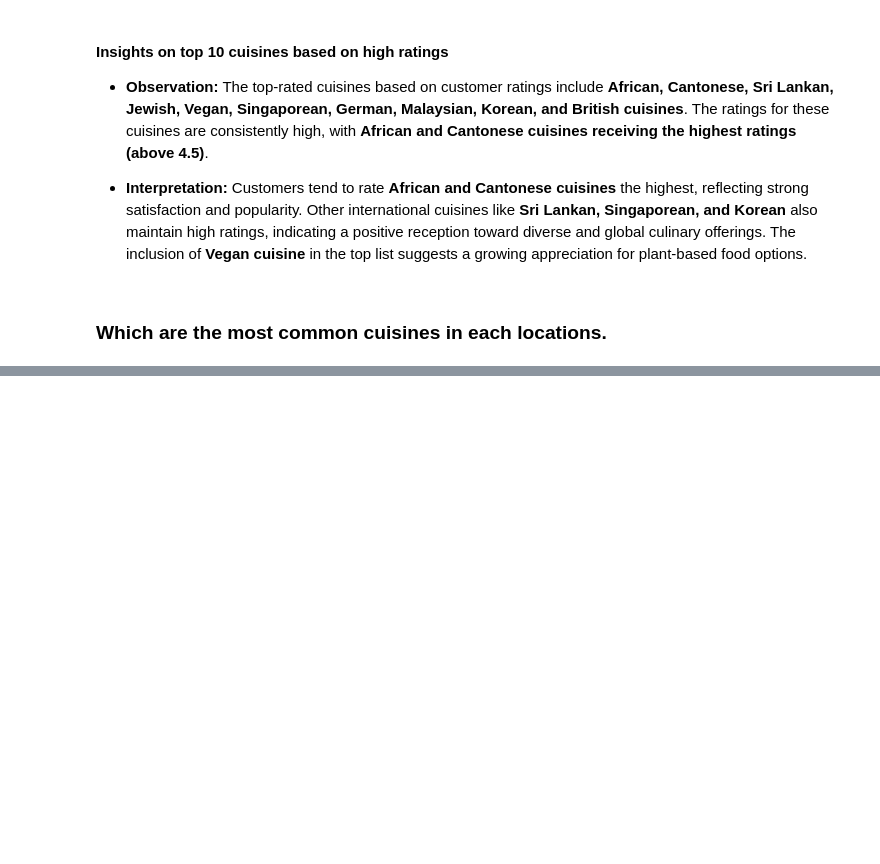
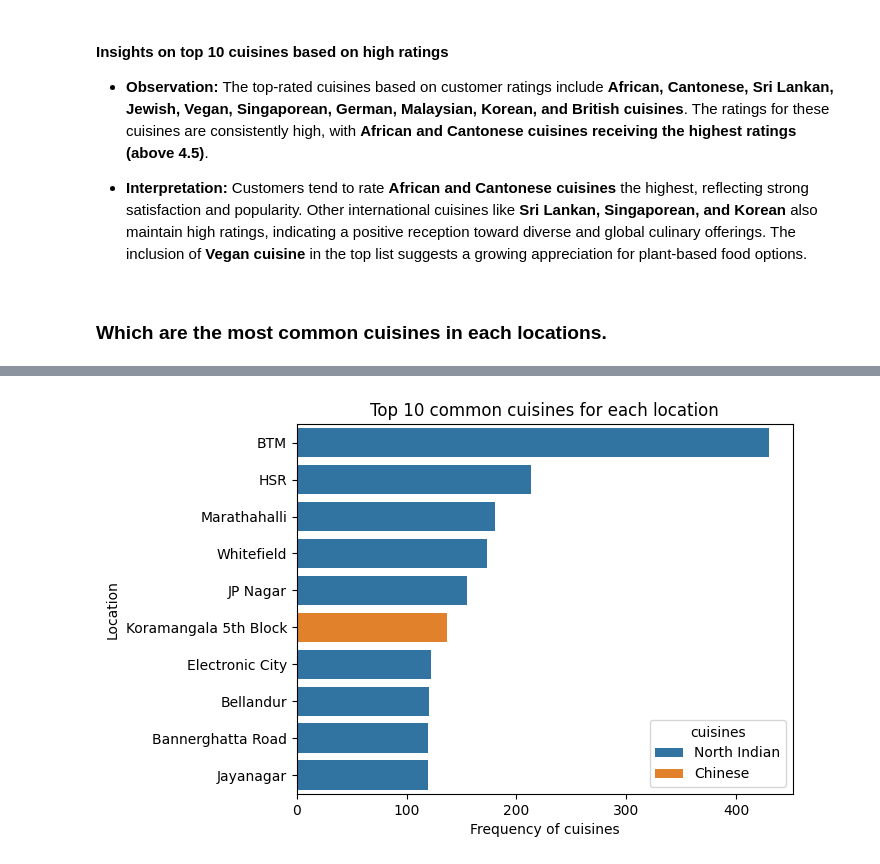
Before and after one commit to Bhuvi128/Bengaluru-Restaurant-Trends-Analysis, a Jupyter notebook: Bengaluru Restaurant Trends Analysis.ipynb, the cells around one changed output, grey strips where cells are left out. Cells and saved outputs as stored; diff of their text form; code cells hidden in the pictures; blank space fills up the shorter version.

```diff
--- a/Bengaluru Restaurant Trends Analysis.ipynb
+++ b/Bengaluru Restaurant Trends Analysis.ipynb
@@ -346,0 +331,5 @@ df.head()
+# %%
+# remove '\r' from cuisines and location columns
+cuisine_loc['cuisines'] = cuisine_loc['cuisines'].str.replace('\r', '')
+cuisine_loc['location'] = cuisine_loc['location'].str.replace('\r', '')
+cuisine_loc.head()
@@ -346,0 +343,3 @@ df.head()
+# %%
+top_cuisines_per_location = cuisine_loc.loc[cuisine_loc.groupby('location')['cuisine_cnt'].idxmax()]
+top_cuisines_per_location.head()
@@ -346,0 +364,3 @@ df.head()
+# %%
+top_10_location_cuisines = top_cuisines_per_location.nlargest(10, 'cuisine_cnt')
+top_10_location_cuisines.head()
@@ -346,0 +374,8 @@ df.head()
+# %%
+sns.barplot(data = top_10_location_cuisines, y = 'location', x = 'cuisine_cnt', hue = 'cuisines')
+plt.title("Top 10 common cuisines for each location")
+plt.ylabel("Location")
+plt.xlabel("Frequency of cuisines")
+plt.show()
+# %% [output]
+[figure, added]
```
Also changed, not shown: parts of 10 cells of this notebook, 1 other file.
